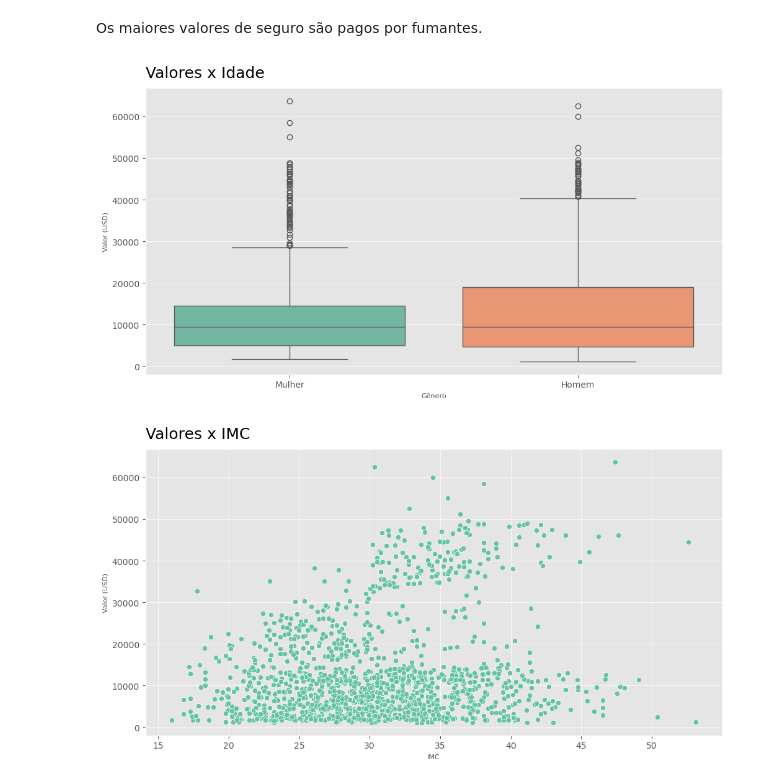
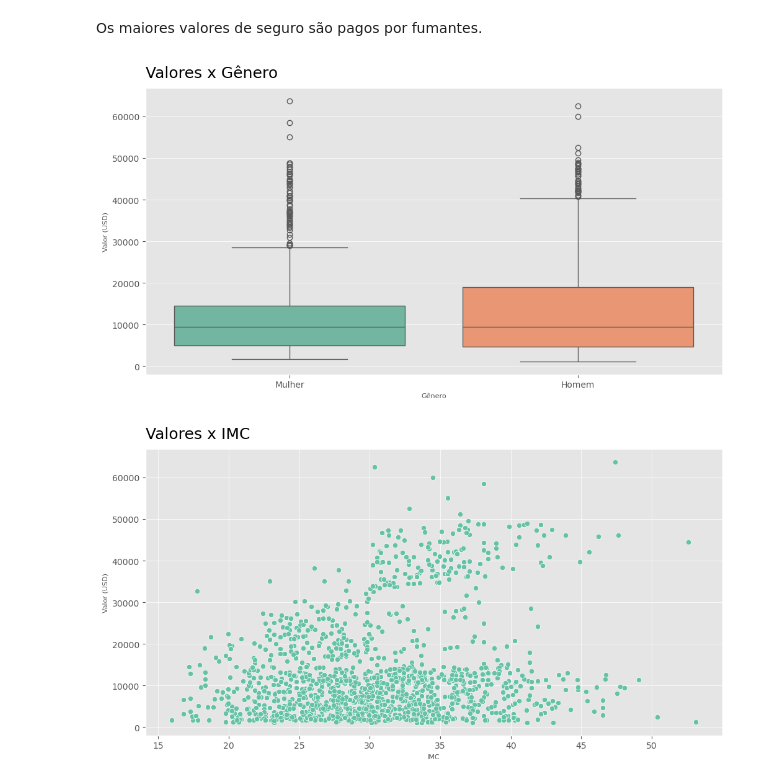
Before and after one commit to datalopes1/medical_cost, a Jupyter notebook: notebooks/eda.ipynb, the cells around one changed output. Drawn from its saved outputs; the diff is of its cells as text; code cells hidden in the pictures.

```diff
--- a/notebooks/eda.ipynb
+++ b/notebooks/eda.ipynb
@@ -198,14 +173,14 @@ Os maiores valores de seguro são pagos por fumantes.
 # %%
 fig, ax = plt.subplots(figsize = (12, 6))
 
 sns.boxplot(x = df.sex, y = df.charges, palette = 'Set2')
-ax.set_title("Valores x Idade", loc = 'left', fontsize = 18, pad = 12)
+ax.set_title("Valores x Gênero", loc = 'left', fontsize = 18, pad = 12)
 ax.set_xlabel("Gênero", fontsize = 8)
 ax.set_ylabel("Valor (USD)", fontsize = 8)
 ax.set_xticklabels({'Mulher': 'female', 'Homem': 'male'})
 plt.show()
 # %% [output]
-[figure, old version]
+[figure, new version]
 # %%
 fig, ax = plt.subplots(figsize = (12, 6))
 
```
Also changed, not shown: parts of 20 cells of this notebook, 22 other files.
